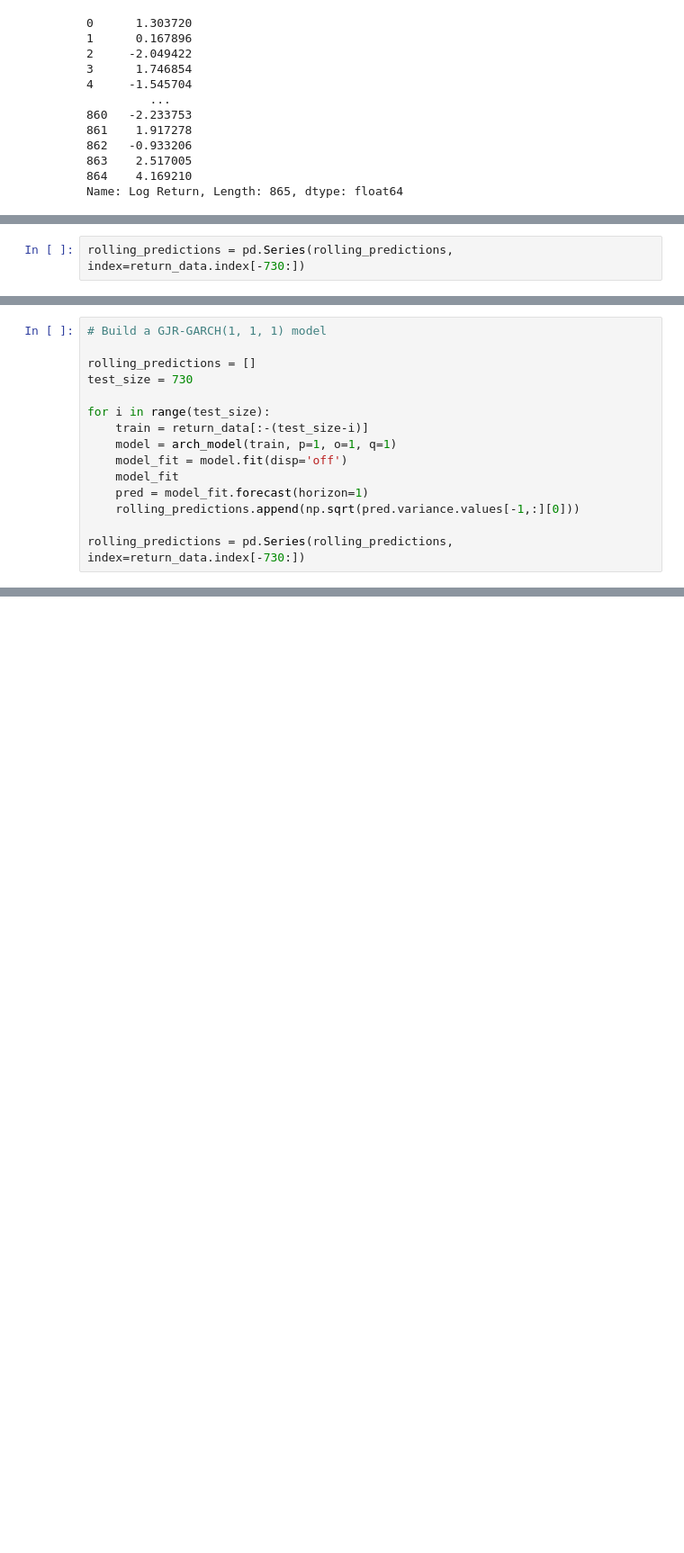
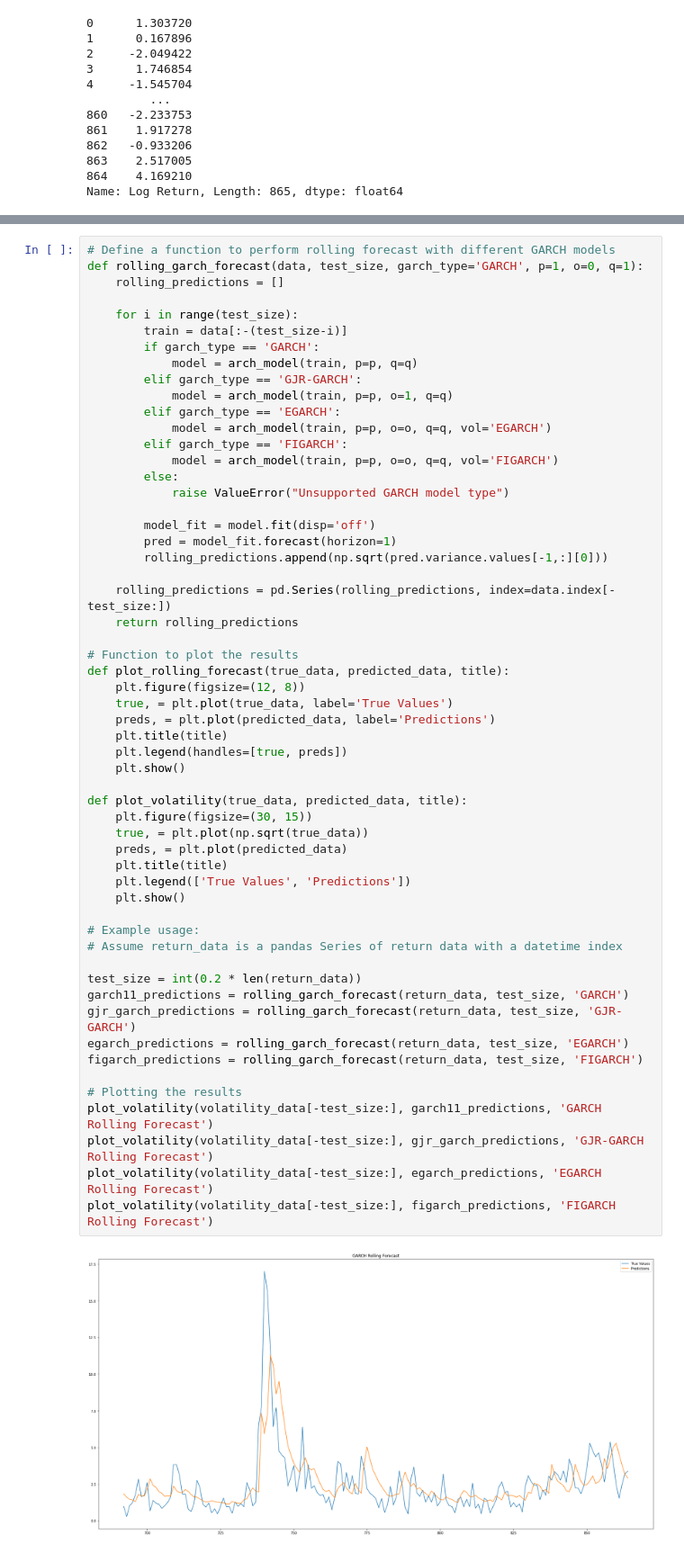
Before and after one commit to setamies/volatility-modeling, a Jupyter notebook: main.ipynb, the cells around one changed output, grey strips where cells are left out. Shown at 90% size. Saved outputs shown, nothing was run; the diff lists cells and outputs as text; blank space fills up the shorter version.

Commit message:
Cleaned the main file garch models

```diff
--- a/main.ipynb
+++ b/main.ipynb
@@ -401,2 +391,0 @@ for i in range(test_size):
-# %%
-rolling_predictions = pd.Series(rolling_predictions, index=return_data.index[-730:])
@@ -423,15 +391,0 @@ plt.legend(['True Values','Predictions'])
-# %%
-# Build a GJR-GARCH(1, 1, 1) model
-
-rolling_predictions = []
-test_size = 730
-
-for i in range(test_size):
-    train = return_data[:-(test_size-i)]
-    model = arch_model(train, p=1, o=1, q=1)
-    model_fit = model.fit(disp='off')
-    model_fit
-    pred = model_fit.forecast(horizon=1)
-    rolling_predictions.append(np.sqrt(pred.variance.values[-1,:][0]))
-
-rolling_predictions = pd.Series(rolling_predictions, index=return_data.index[-730:])
@@ -453,0 +392,58 @@ plt.legend(['True Values','Predictions'])
+# %%
+# Define a function to perform rolling forecast with different GARCH models
+def rolling_garch_forecast(data, test_size, garch_type='GARCH', p=1, o=0, q=1):
+    rolling_predictions = []
+
+    for i in range(test_size):
+        train = data[:-(test_size-i)]
+        if garch_type == 'GARCH':
+            model = arch_model(train, p=p, q=q)
+        elif garch_type == 'GJR-GARCH':
+            model = arch_model(train, p=p, o=1, q=q)
+        elif garch_type == 'EGARCH':
+            model = arch_model(train, p=p, o=o, q=q, vol='EGARCH')
+        elif garch_type == 'FIGARCH':
+            model = arch_model(train, p=p, o=o, q=q, vol='FIGARCH')
+        else:
+            raise ValueError("Unsupported GARCH model type")
+
+        model_fit = model.fit(disp='off')
+        pred = model_fit.forecast(horizon=1)
+        rolling_predictions.append(np.sqrt(pred.variance.values[-1,:][0]))
+
+    rolling_predictions = pd.Series(rolling_predictions, index=data.index[-test_size:])
+    return rolling_predictions
+
+# Function to plot the results
+def plot_rolling_forecast(true_data, predicted_data, title):
+    plt.figure(figsize=(12, 8))
+    true, = plt.plot(true_data, label='True Values')
+    preds, = plt.plot(predicted_data, label='Predictions')
+    plt.title(title)
+    plt.legend(handles=[true, preds])
+    plt.show()
+
+def plot_volatility(true_data, predicted_data, title):
+    plt.figure(figsize=(30, 15))
+    true, = plt.plot(np.sqrt(true_data))
+    preds, = plt.plot(predicted_data)
+    plt.title(title)
+    plt.legend(['True Values', 'Predictions'])
+    plt.show()
+
+# Example usage:
+# Assume return_data is a pandas Series of return data with a datetime index
+
+test_size = int(0.2 * len(return_data))
+garch11_predictions = rolling_garch_forecast(return_data, test_size, 'GARCH')
+gjr_garch_predictions = rolling_garch_forecast(return_data, test_size, 'GJR-GARCH')
+egarch_predictions = rolling_garch_forecast(return_data, test_size, 'EGARCH')
+figarch_predictions = rolling_garch_forecast(return_data, test_size, 'FIGARCH')
+
+# Plotting the results
+plot_volatility(volatility_data[-test_size:], garch11_predictions, 'GARCH Rolling Forecast')
+plot_volatility(volatility_data[-test_size:], gjr_garch_predictions, 'GJR-GARCH Rolling Forecast')
+plot_volatility(volatility_data[-test_size:], egarch_predictions, 'EGARCH Rolling Forecast')
+plot_volatility(volatility_data[-test_size:], figarch_predictions, 'FIGARCH Rolling Forecast')
+# %% [output]
+[figure, added]
```
Also changed, not shown: parts of 16 cells of this notebook.
